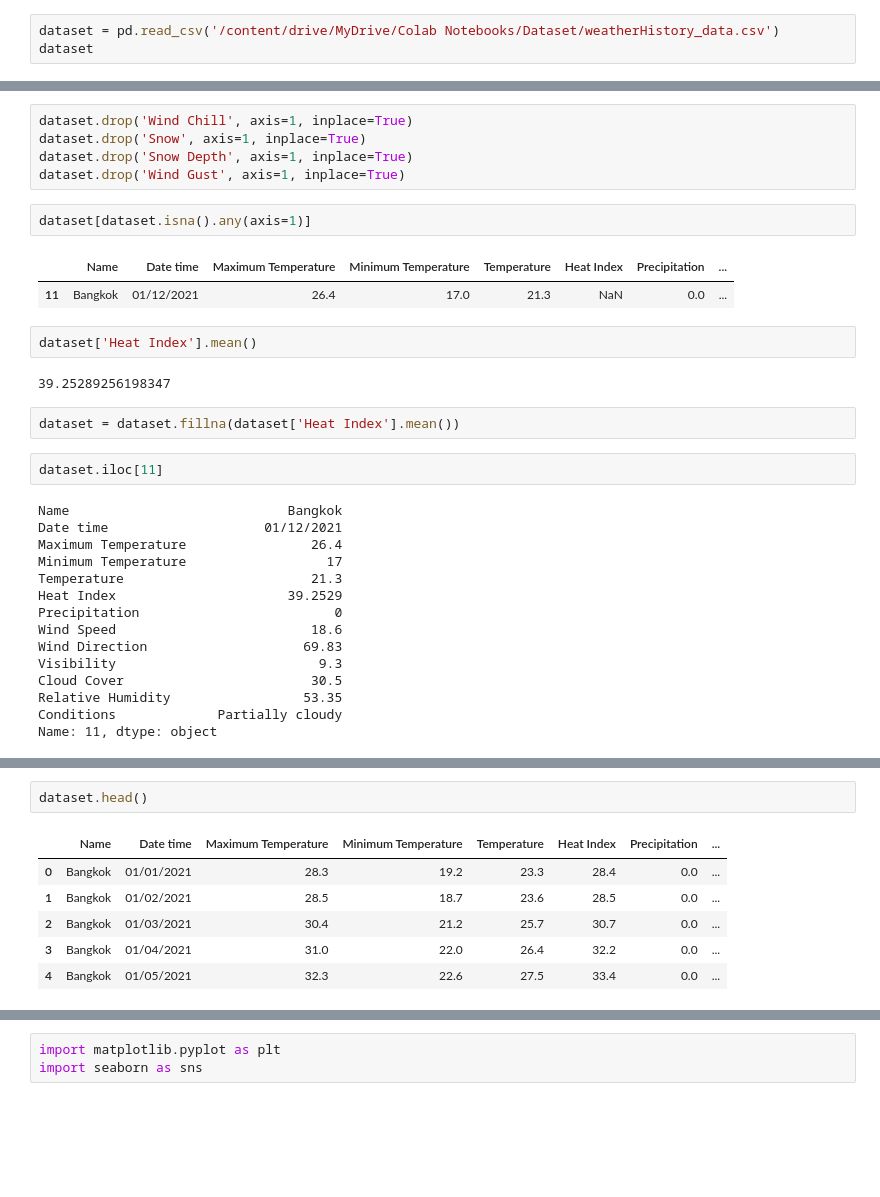
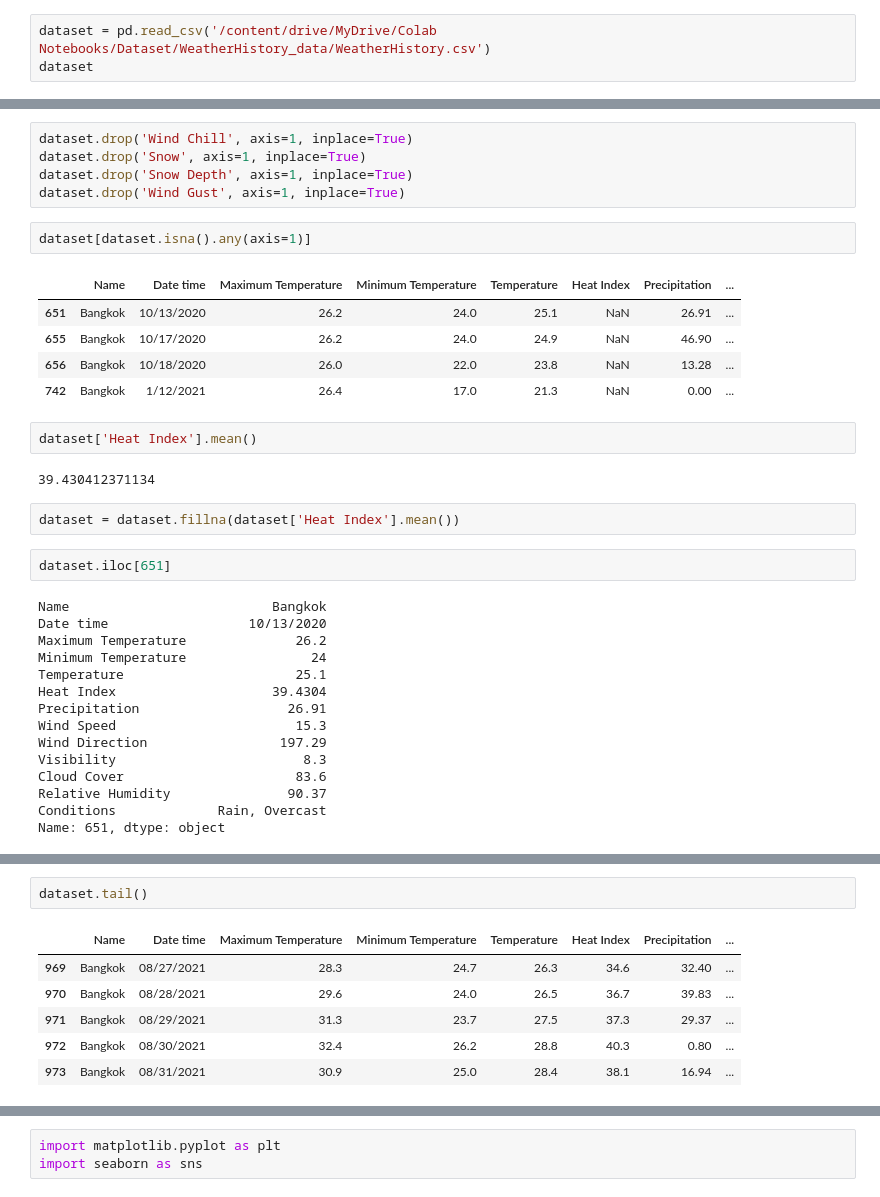
Before and after one commit to thedeenun/Weather-prediction, a Jupyter notebook: Weather_prediction.ipynb, the cells around one changed output, grey strips where cells are left out. Saved outputs shown, nothing was run; the diff lists cells and outputs as text; blank space fills up the shorter version.

```diff
--- a/Weather_prediction.ipynb
+++ b/Weather_prediction.ipynb
@@ -39,7 +39,7 @@ Mounted at /content/drive
 import numpy as np
 import pandas as pd
 # %%
-dataset = pd.read_csv('/content/drive/MyDrive/Colab Notebooks/Dataset/weatherHistory_data.csv')
+dataset = pd.read_csv('/content/drive/MyDrive/Colab Notebooks/Dataset/WeatherHistory_data/WeatherHistory.csv')
 dataset
 # %% [output]
 |  | Name | Date time | Maximum Temperature | Minimum Temperature | Temperature | Wind Chill | Heat Index | ... |
@@ -121,30 +121,33 @@ dataset.drop('Wind Gust', axis=1, inplace=True)
 dataset[dataset.isna().any(axis=1)]
 # %% [output]
 |  | Name | Date time | Maximum Temperature | Minimum Temperature | Temperature | Heat Index | Precipitation | ... |
-| 11 | Bangkok | 01/12/2021 | 26.4 | 17.0 | 21.3 | NaN | 0.0 | ... |
+| 651 | Bangkok | 10/13/2020 | 26.2 | 24.0 | 25.1 | NaN | 26.91 | ... |
+| 655 | Bangkok | 10/17/2020 | 26.2 | 24.0 | 24.9 | NaN | 46.90 | ... |
+| 656 | Bangkok | 10/18/2020 | 26.0 | 22.0 | 23.8 | NaN | 13.28 | ... |
+| 742 | Bangkok | 1/12/2021 | 26.4 | 17.0 | 21.3 | NaN | 0.00 | ... |
 # %%
 dataset['Heat Index'].mean()
 # %% [output]
-39.25289256198347
+39.430412371134
 # %%
 dataset = dataset.fillna(dataset['Heat Index'].mean())
 # %%
-dataset.iloc[11]
+dataset.iloc[651]
 # %% [output]
-Name                            Bangkok
-Date time                    01/12/2021
-Maximum Temperature                26.4
-Minimum Temperature                  17
-Temperature                        21.3
-Heat Index                      39.2529
-Precipitation                         0
-Wind Speed                         18.6
-Wind Direction                    69.83
-Visibility                          9.3
-Cloud Cover                        30.5
-Relative Humidity                 53.35
-Conditions             Partially cloudy
-Name: 11, dtype: object
+Name                          Bangkok
+Date time                  10/13/2020
+Maximum Temperature              26.2
+Minimum Temperature                24
+Temperature                      25.1
+Heat Index                    39.4304
+Precipitation                   26.91
+Wind Speed                       15.3
+Wind Direction                 197.29
+Visibility                        8.3
+Cloud Cover                      83.6
+Relative Humidity               90.37
+Conditions             Rain, Overcast
+Name: 651, dtype: object
 # %%
 dataset.isnull().sum()
 # %% [output]
@@ -163,14 +166,14 @@ Relative Humidity      0
 Conditions             0
 dtype: int64
 # %%
-dataset.head()
+dataset.tail()
 # %% [output]
 |  | Name | Date time | Maximum Temperature | Minimum Temperature | Temperature | Heat Index | Precipitation | ... |
-| 0 | Bangkok | 01/01/2021 | 28.3 | 19.2 | 23.3 | 28.4 | 0.0 | ... |
-| 1 | Bangkok | 01/02/2021 | 28.5 | 18.7 | 23.6 | 28.5 | 0.0 | ... |
-| 2 | Bangkok | 01/03/2021 | 30.4 | 21.2 | 25.7 | 30.7 | 0.0 | ... |
-| 3 | Bangkok | 01/04/2021 | 31.0 | 22.0 | 26.4 | 32.2 | 0.0 | ... |
-| 4 | Bangkok | 01/05/2021 | 32.3 | 22.6 | 27.5 | 33.4 | 0.0 | ... |
+| 969 | Bangkok | 08/27/2021 | 28.3 | 24.7 | 26.3 | 34.6 | 32.40 | ... |
+| 970 | Bangkok | 08/28/2021 | 29.6 | 24.0 | 26.5 | 36.7 | 39.83 | ... |
+| 971 | Bangkok | 08/29/2021 | 31.3 | 23.7 | 27.5 | 37.3 | 29.37 | ... |
+| 972 | Bangkok | 08/30/2021 | 32.4 | 26.2 | 28.8 | 40.3 | 0.80 | ... |
+| 973 | Bangkok | 08/31/2021 | 30.9 | 25.0 | 28.4 | 38.1 | 16.94 | ... |
 # %%
 dataset.corr().round(2)
 # %% [output]
```
Also changed, not shown: parts of 15 cells of this notebook.
